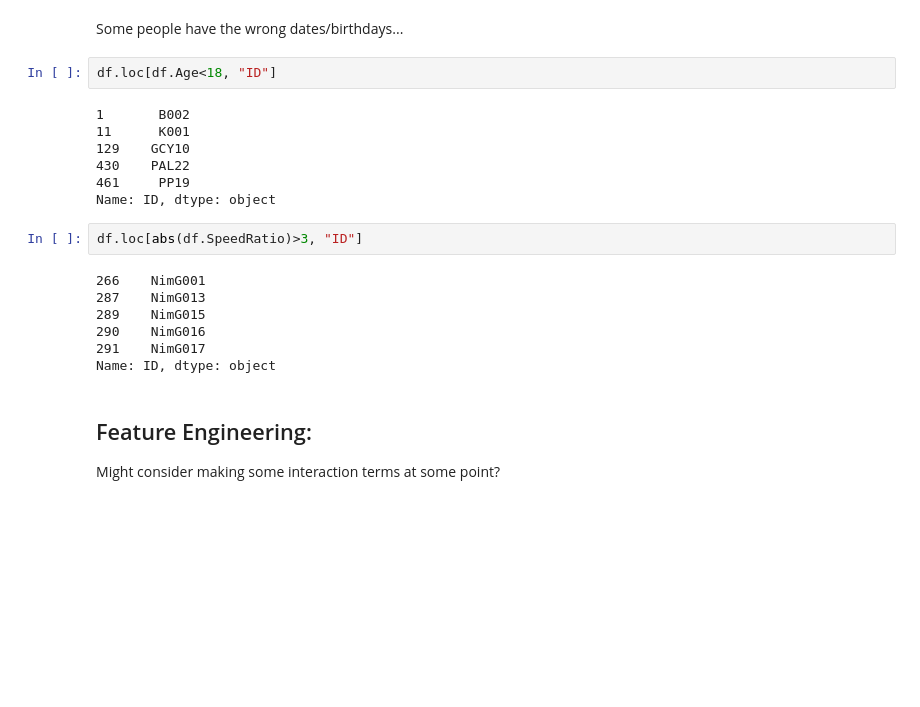
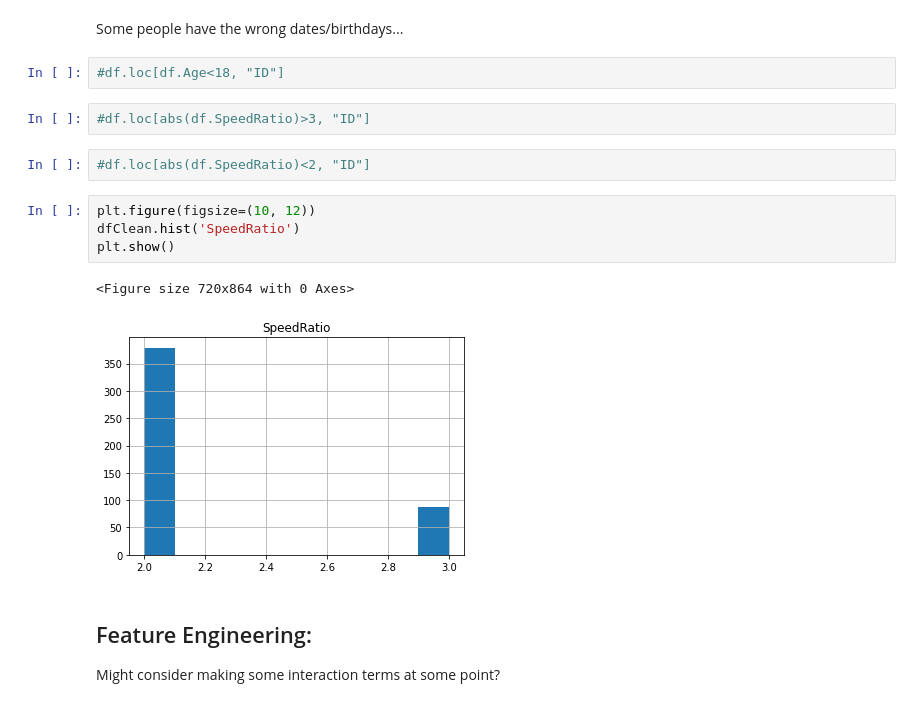
Before and after one commit to csombric/SplitBeltDatabase, a Jupyter notebook: SplitBeltAnalysis_DataCleaning.ipynb, the cells around one changed output. Drawn from its saved outputs; the diff is of its cells as text; blank space fills up the shorter version.

```diff
--- a/SplitBeltAnalysis_DataCleaning.ipynb
+++ b/SplitBeltAnalysis_DataCleaning.ipynb
@@ -105,23 +76,18 @@ dfClean["MidSpeed"]=abs(dfClean["MidSpeed"])
 # %% [markdown]
 Some people have the wrong dates/birthdays...
 # %%
-df.loc[df.Age<18, "ID"]
+#df.loc[df.Age<18, "ID"]
-# %% [output]
-1       B002
-11      K001
-129    GCY10
-430    PAL22
-461     PP19
-Name: ID, dtype: object
 # %%
-df.loc[abs(df.SpeedRatio)>3, "ID"]
+#df.loc[abs(df.SpeedRatio)>3, "ID"]
-# %% [output]
-266    NimG001
-287    NimG013
-289    NimG015
-290    NimG016
-291    NimG017
-Name: ID, dtype: object
+# %%
+#df.loc[abs(df.SpeedRatio)<2, "ID"]
+# %%
+plt.figure(figsize=(10, 12))
+dfClean.hist('SpeedRatio')
+plt.show()
+# %% [output]
+<Figure size 720x864 with 0 Axes>
+[figure, added]
 # %% [markdown]
 Feature Engineering:
 ---
```
Also changed, not shown: parts of 23 cells of this notebook.
